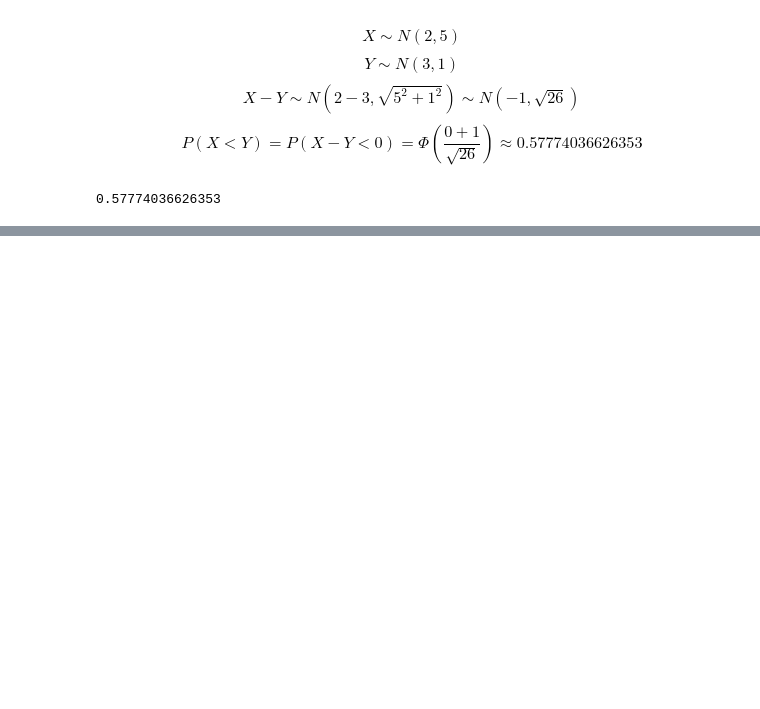
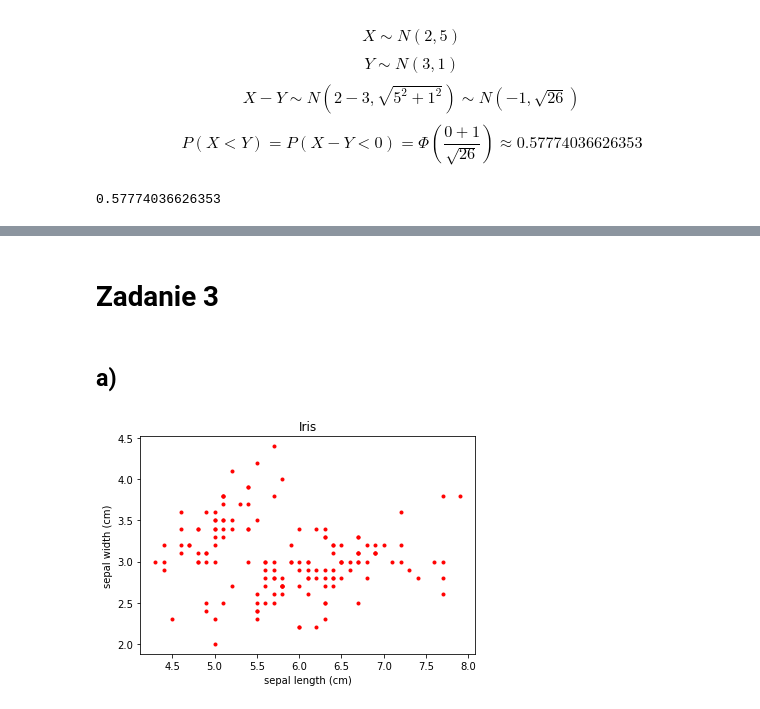
Before and after one commit to maskubica/Eksploracja_Danych, a Jupyter notebook: lista1/lista1.ipynb, the cells around one changed output, grey strips where cells are left out. Saved outputs shown, nothing was run; the diff lists cells and outputs as text; code cells hidden in the pictures; blank space fills up the shorter version.

```diff
--- a/lista1/lista1.ipynb
+++ b/lista1/lista1.ipynb
@@ -66,0 +121,15 @@ stats.norm.cdf(1/np.sqrt(26))
+# %% [markdown]
+# Zadanie 3
+# %% [markdown]
+## a)
+# %%
+from sklearn import datasets
+iris = datasets.load_iris()
+#iris.feature_names
+plt.plot(iris.data[:,0], iris.data[:,1], '.', color='r')
+plt.xlabel(iris.feature_names[0])
+plt.ylabel(iris.feature_names[1])
+plt.title('Iris')
+plt.show()
+# %% [output]
+[figure, added]
```
Also changed, not shown: parts of 38 cells of this notebook.
